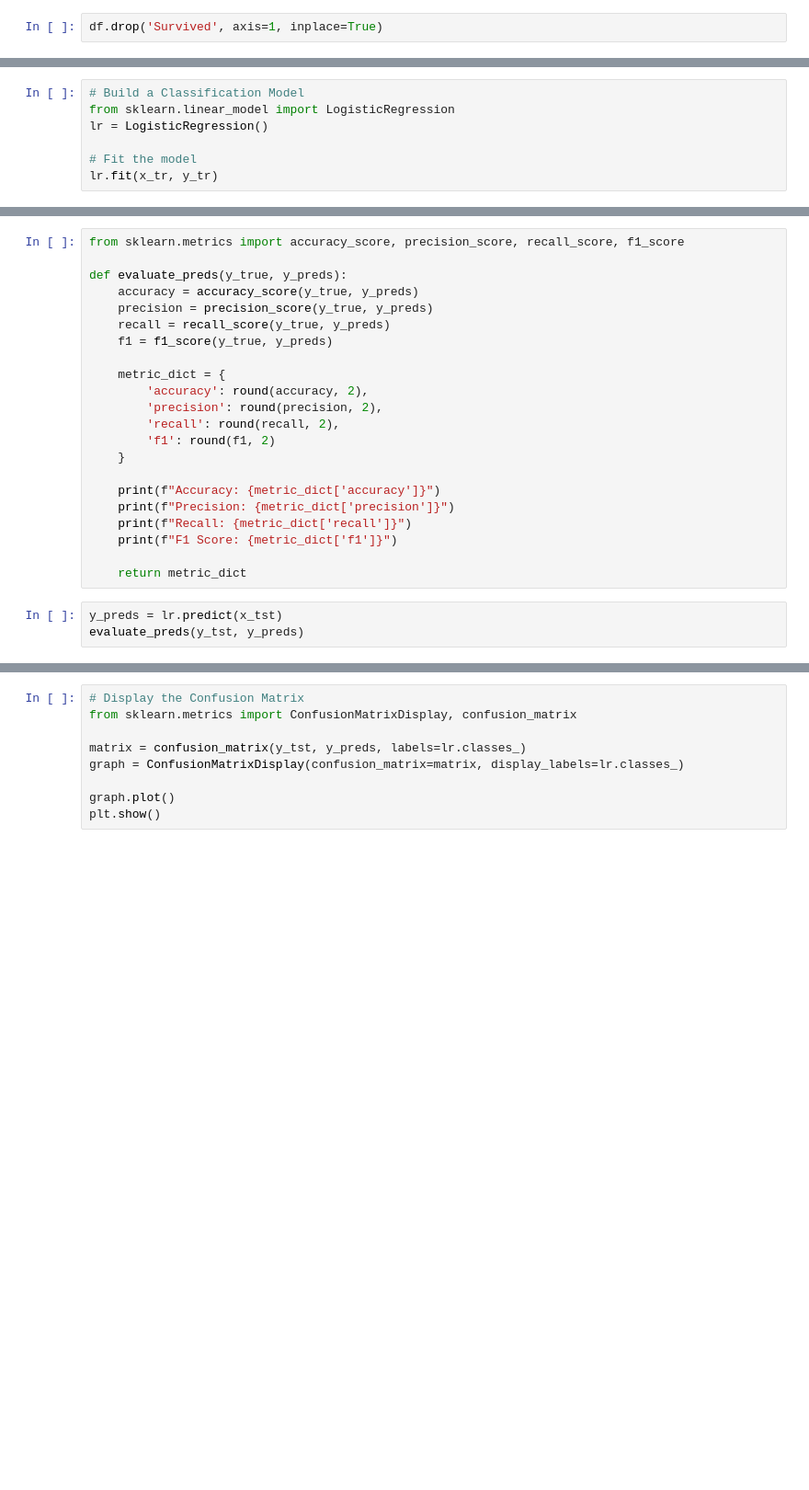
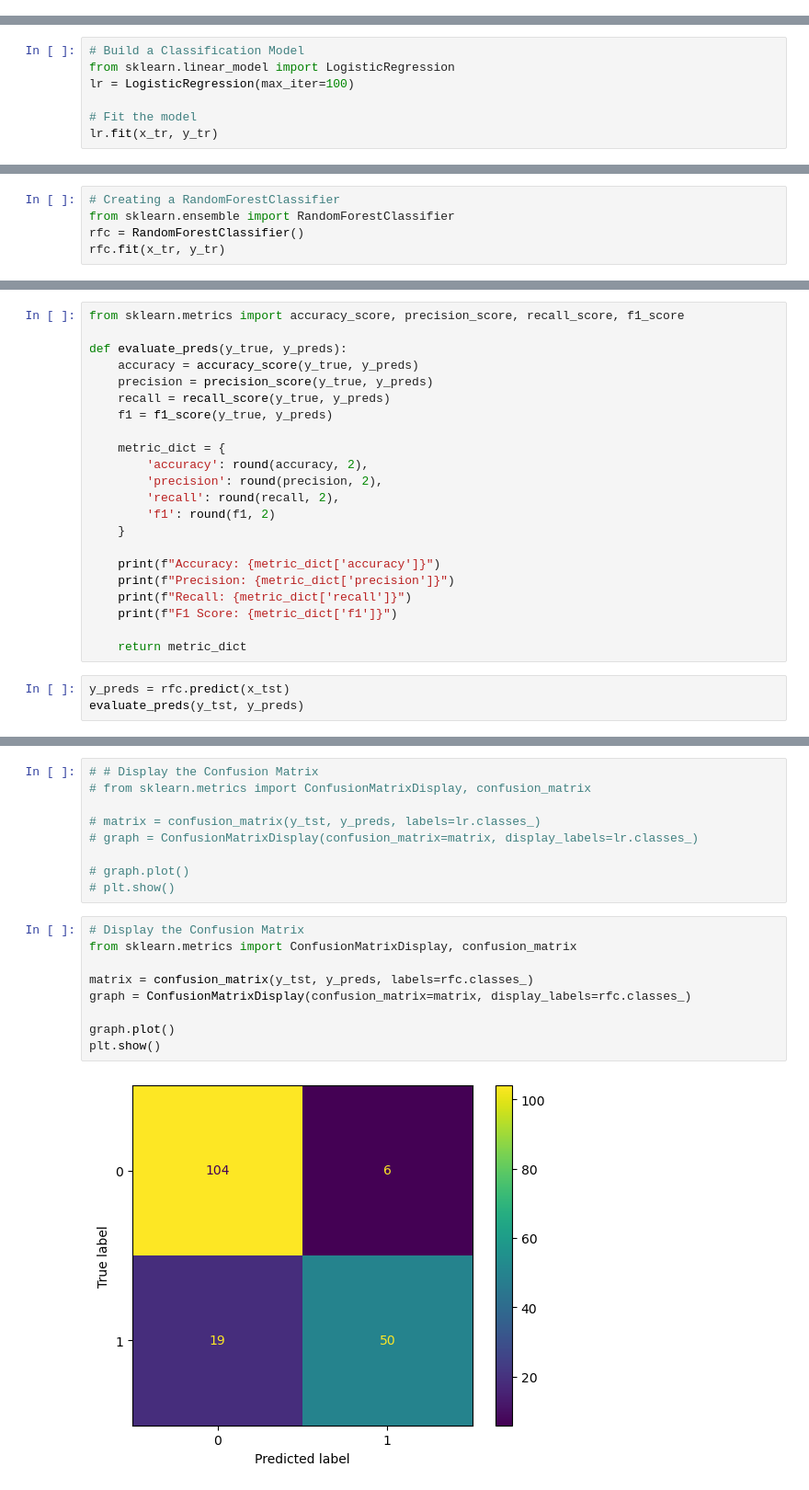
Before and after one commit to Khey17/100-Days-Of-ML-Code, a Jupyter notebook: PracticeProjects/titanic-model.ipynb, the cells around one changed output, grey strips where cells are left out. Shown at 92% size. Drawn from its saved outputs; the diff is of its cells as text; blank space fills up the shorter version.

```diff
--- a/PracticeProjects/titanic-model.ipynb
+++ b/PracticeProjects/titanic-model.ipynb
@@ -96,2 +247,0 @@ df.dtypes
-# %%
-df.drop('Survived', axis=1, inplace=True)
@@ -123,7 +268,7 @@ x_tr.shape, x_tst.shape
 # %%
 # Build a Classification Model
 from sklearn.linear_model import LogisticRegression
-lr = LogisticRegression()
+lr = LogisticRegression(max_iter=100)
 
 # Fit the model
 lr.fit(x_tr, y_tr)
@@ -132,0 +282,5 @@ lr.score(x_tr, y_tr), lr.score(x_tst, y_tst)
+# %%
+# Creating a RandomForestClassifier
+from sklearn.ensemble import RandomForestClassifier
+rfc = RandomForestClassifier()
+rfc.fit(x_tr, y_tr)
@@ -153,5 +320,5 @@ def evaluate_preds(y_true, y_preds):
 
     return metric_dict
 # %%
-y_preds = lr.predict(x_tst)
+y_preds = rfc.predict(x_tst)
 evaluate_preds(y_tst, y_preds)
@@ -158,9 +331,20 @@ evaluate_preds(y_tst, y_preds)
 # %%
-# Display the Confusion Matrix
-from sklearn.metrics import ConfusionMatrixDisplay, confusion_matrix
+# # Display the Confusion Matrix
+# from sklearn.metrics import ConfusionMatrixDisplay, confusion_matrix
 
-matrix = confusion_matrix(y_tst, y_preds, labels=lr.classes_)
-graph = ConfusionMatrixDisplay(confusion_matrix=matrix, display_labels=lr.classes_)
+# matrix = confusion_matrix(y_tst, y_preds, labels=lr.classes_)
+# graph = ConfusionMatrixDisplay(confusion_matrix=matrix, display_labels=lr.classes_)
 
-graph.plot()
-plt.show()
+# graph.plot()
+# plt.show()
+# %%
+# Display the Confusion Matrix
+from sklearn.metrics import ConfusionMatrixDisplay, confusion_matrix
+
+matrix = confusion_matrix(y_tst, y_preds, labels=rfc.classes_)
+graph = ConfusionMatrixDisplay(confusion_matrix=matrix, display_labels=rfc.classes_)
+
+graph.plot()
+plt.show()
+# %% [output]
+[figure, added]
```
Also changed, not shown: parts of 71 cells of this notebook.
